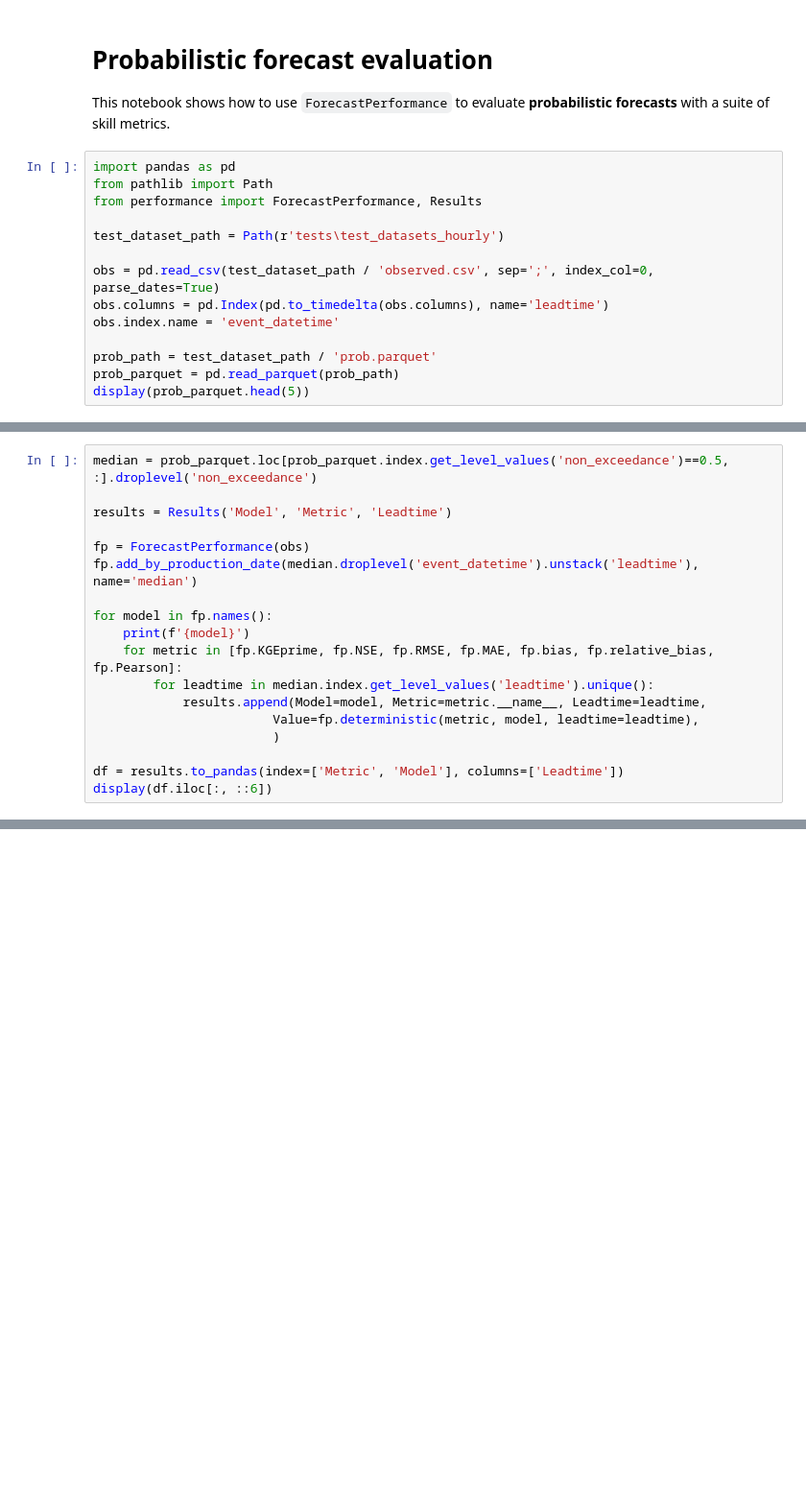
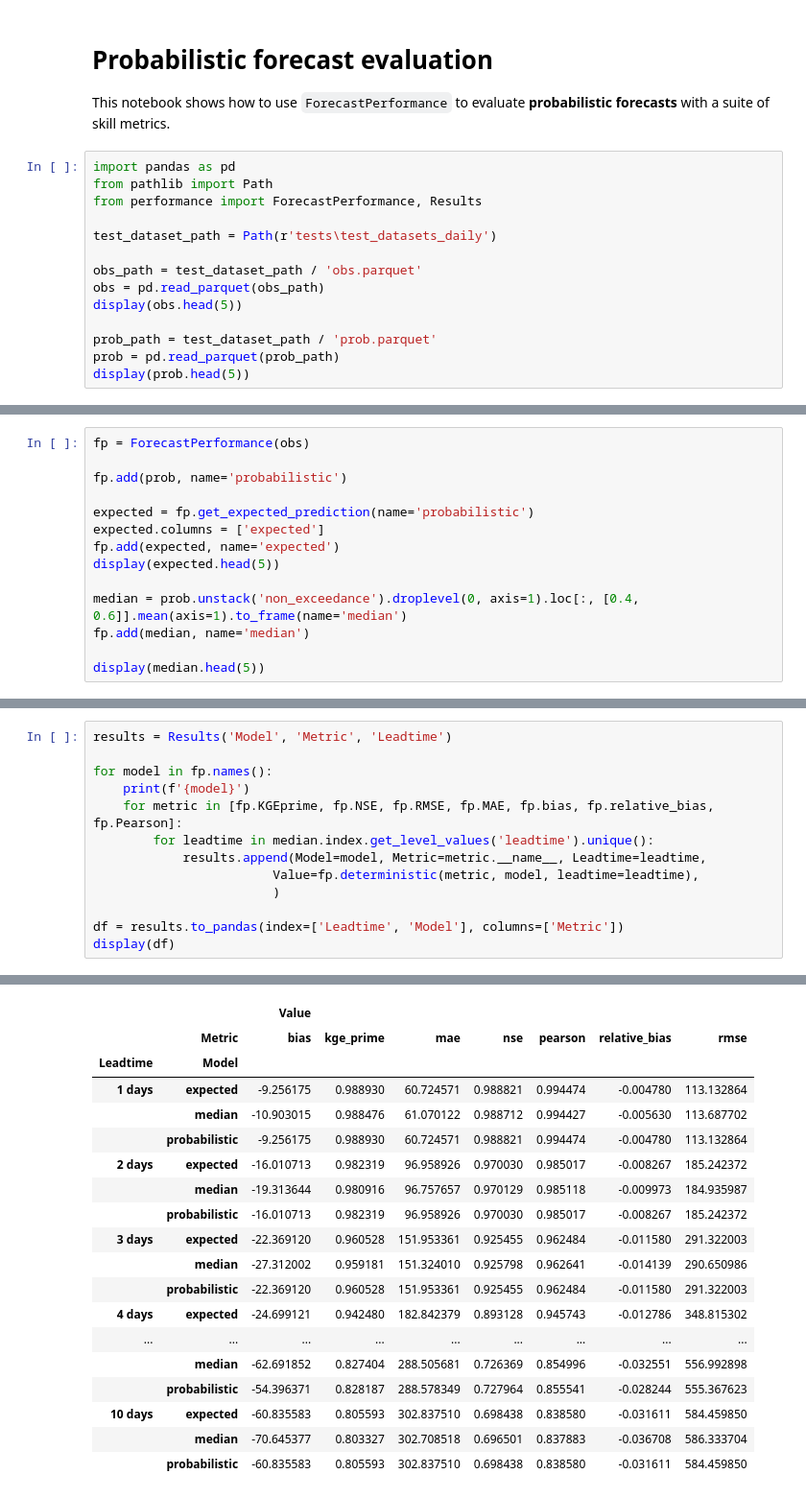
Before and after one commit to FORESIGHT-ULisboa/forecast_performance, a Jupyter notebook: notebooks/02_probabilistic.ipynb, the cells around one changed output, grey strips where cells are left out. Shown at 96% size. Cells and saved outputs as stored; diff of their text form; blank space fills up the shorter version.

```diff
--- a/notebooks/02_probabilistic.ipynb
+++ b/notebooks/02_probabilistic.ipynb
@@ -7,12 +7,12 @@ import pandas as pd
 from pathlib import Path
 from performance import ForecastPerformance, Results
 
-test_dataset_path = Path(r'tests\test_datasets_hourly')
+test_dataset_path = Path(r'tests\test_datasets_daily')
 
-obs = pd.read_csv(test_dataset_path / 'observed.csv', sep=';', index_col=0, parse_dates=True)
-obs.columns = pd.Index(pd.to_timedelta(obs.columns), name='leadtime')
-obs.index.name = 'event_datetime'
+obs_path = test_dataset_path / 'obs.parquet'
+obs = pd.read_parquet(obs_path)
+display(obs.head(5))
 
 prob_path = test_dataset_path / 'prob.parquet'
-prob_parquet = pd.read_parquet(prob_path)
-display(prob_parquet.head(5))
+prob = pd.read_parquet(prob_path)
+display(prob.head(5))
@@ -18,0 +34,14 @@ display(prob_parquet.head(5))
+# %%
+fp = ForecastPerformance(obs)
+
+fp.add(prob, name='probabilistic')
+
+expected = fp.get_expected_prediction(name='probabilistic')
+expected.columns = ['expected']
+fp.add(expected, name='expected')
+display(expected.head(5))
+
+median = prob.unstack('non_exceedance').droplevel(0, axis=1).loc[:, [0.4, 0.6]].mean(axis=1).to_frame(name='median')
+fp.add(median, name='median')
+
+display(median.head(5))
@@ -19,10 +63,5 @@ display(prob_parquet.head(5))
 # %%
-median = prob_parquet.loc[prob_parquet.index.get_level_values('non_exceedance')==0.5, :].droplevel('non_exceedance')
-
 results = Results('Model', 'Metric', 'Leadtime')
-
-fp = ForecastPerformance(obs)
-fp.add_by_production_date(median.droplevel('event_datetime').unstack('leadtime'), name='median')
 
 for model in fp.names():
     print(f'{model}')
@@ -32,5 +71,6 @@ for model in fp.names():
                         Value=fp.deterministic(metric, model, leadtime=leadtime),
                         )
 
-df = results.to_pandas(index=['Metric', 'Model'], columns=['Leadtime'])
-display(df.iloc[:, ::6])
+df = results.to_pandas(index=['Leadtime', 'Model'], columns=['Metric'])
+display(df)
+# %% [output]
@@ -37,3 +80,22 @@ display(df.iloc[:, ::6])
+|  |  | Value |  |  |  |  |  |  |
+|  | Metric | bias | kge_prime | mae | nse | pearson | relative_bias | rmse |
+| Leadtime | Model |  |  |  |  |  |  |  |
+| 1 days | expected | -9.256175 | 0.988930 | 60.724571 | 0.988821 | 0.994474 | -0.004780 | 113.132864 |
+|  | median | -10.903015 | 0.988476 | 61.070122 | 0.988712 | 0.994427 | -0.005630 | 113.687702 |
+|  | probabilistic | -9.256175 | 0.988930 | 60.724571 | 0.988821 | 0.994474 | -0.004780 | 113.132864 |
+| 2 days | expected | -16.010713 | 0.982319 | 96.958926 | 0.970030 | 0.985017 | -0.008267 | 185.242372 |
+|  | median | -19.313644 | 0.980916 | 96.757657 | 0.970129 | 0.985118 | -0.009973 | 184.935987 |
+|  | probabilistic | -16.010713 | 0.982319 | 96.958926 | 0.970030 | 0.985017 | -0.008267 | 185.242372 |
+| 3 days | expected | -22.369120 | 0.960528 | 151.953361 | 0.925455 | 0.962484 | -0.011580 | 291.322003 |
+|  | median | -27.312002 | 0.959181 | 151.324010 | 0.925798 | 0.962641 | -0.014139 | 290.650986 |
+|  | probabilistic | -22.369120 | 0.960528 | 151.953361 | 0.925455 | 0.962484 | -0.011580 | 291.322003 |
+| 4 days | expected | -24.699121 | 0.942480 | 182.842379 | 0.893128 | 0.945743 | -0.012786 | 348.815302 |
+| ... | ... | ... | ... | ... | ... | ... | ... | ... |
+|  | median | -62.691852 | 0.827404 | 288.505681 | 0.726369 | 0.854996 | -0.032551 | 556.992898 |
+|  | probabilistic | -54.396371 | 0.828187 | 288.578349 | 0.727964 | 0.855541 | -0.028244 | 555.367623 |
+| 10 days | expected | -60.835583 | 0.805593 | 302.837510 | 0.698438 | 0.838580 | -0.031611 | 584.459850 |
+|  | median | -70.645377 | 0.803327 | 302.708518 | 0.696501 | 0.837883 | -0.036708 | 586.333704 |
+|  | probabilistic | -60.835583 | 0.805593 | 302.837510 | 0.698438 | 0.838580 | -0.031611 | 584.459850 |
 # %%
 results = Results('Model', 'Metric', 'Leadtime')
 
```
Also changed, not shown: parts of 5 cells of this notebook, 7 other files.
